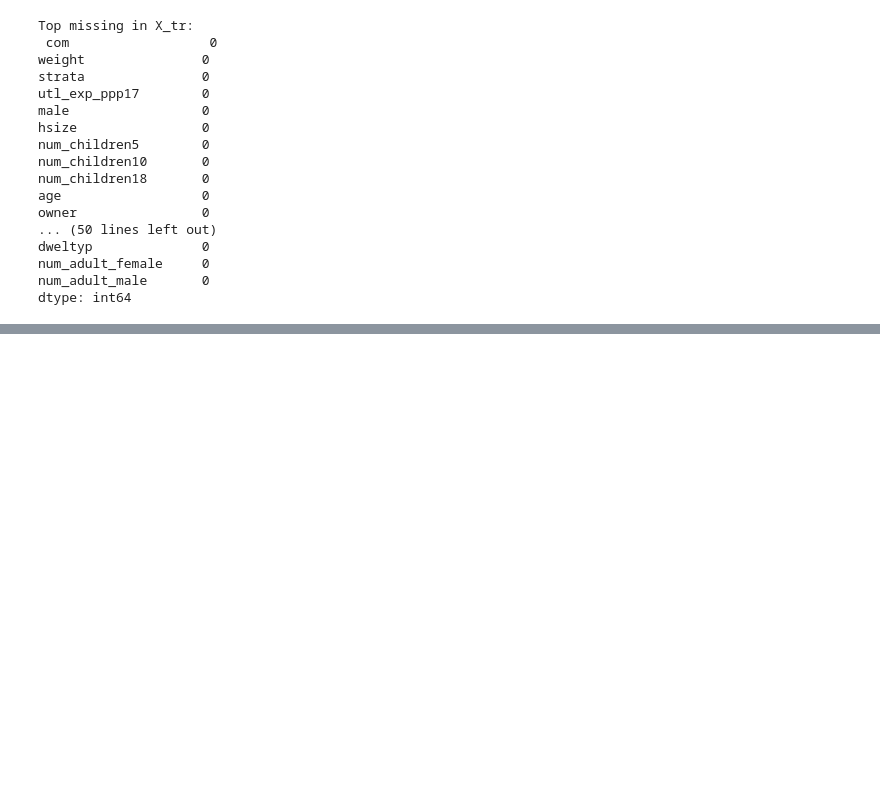
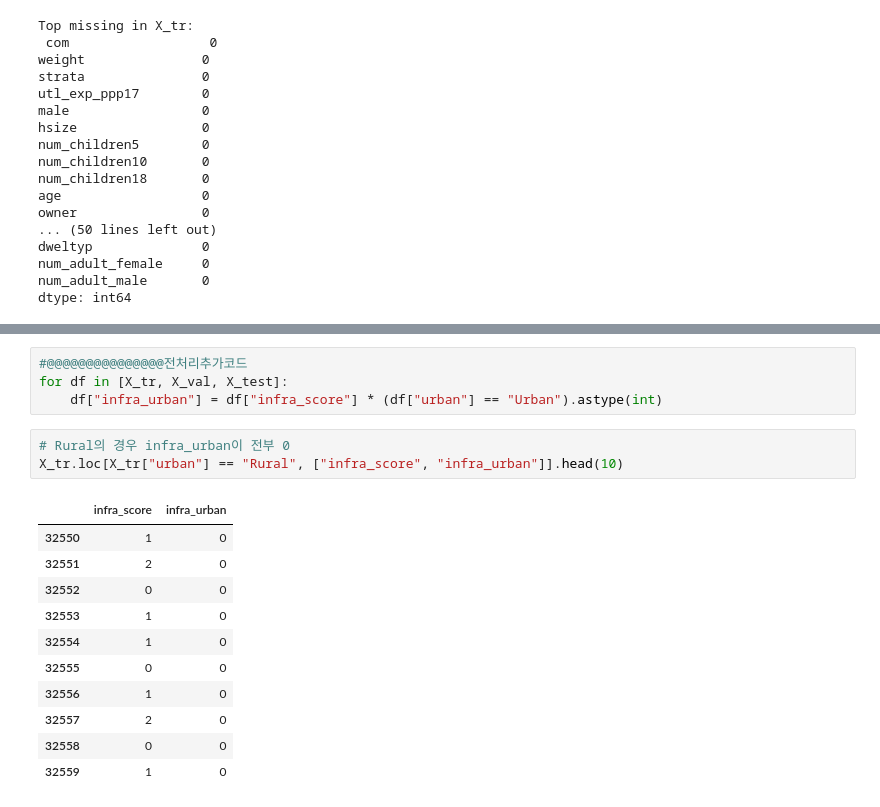
Before and after one commit to guupiii/ESAA, a Jupyter notebook: U_Poverty_Prediction_Challenge_(1).ipynb, the cells around one changed output, grey strips where cells are left out. Drawn from its saved outputs; the diff is of its cells as text; blank space fills up the shorter version.

```diff
--- a/U_Poverty_Prediction_Challenge_(1).ipynb
+++ b/U_Poverty_Prediction_Challenge_(1).ipynb
@@ -929,0 +1052,19 @@ CatBoost, LightGBM
+# %%
+#@@@@@@@@@@@@@@@전처리추가코드
+for df in [X_tr, X_val, X_test]:
+    df["infra_urban"] = df["infra_score"] * (df["urban"] == "Urban").astype(int)
+# %%
+# Rural의 경우 infra_urban이 전부 0
+X_tr.loc[X_tr["urban"] == "Rural", ["infra_score", "infra_urban"]].head(10)
+# %% [output]
+|  | infra_score | infra_urban |
+| 32550 | 1 | 0 |
+| 32551 | 2 | 0 |
+| 32552 | 0 | 0 |
+| 32553 | 1 | 0 |
+| 32554 | 1 | 0 |
+| 32555 | 0 | 0 |
+| 32556 | 1 | 0 |
+| 32557 | 2 | 0 |
+| 32558 | 0 | 0 |
+| 32559 | 1 | 0 |
```
Also changed, not shown: parts of 15 cells of this notebook.
